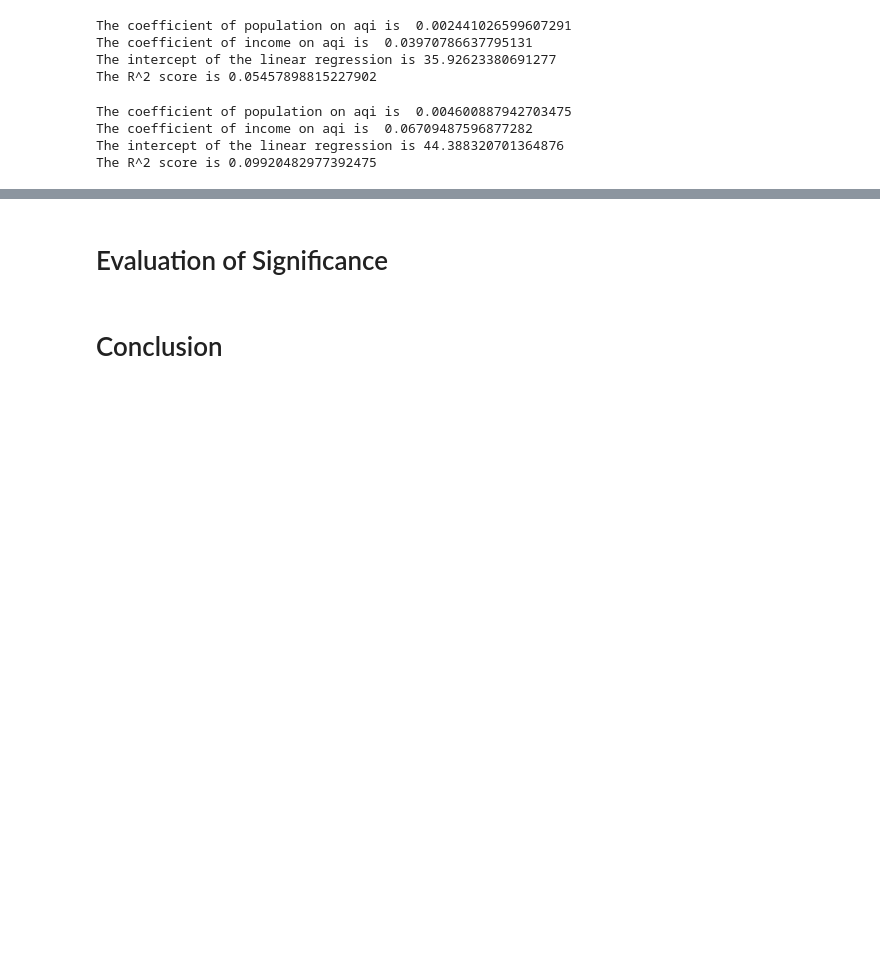
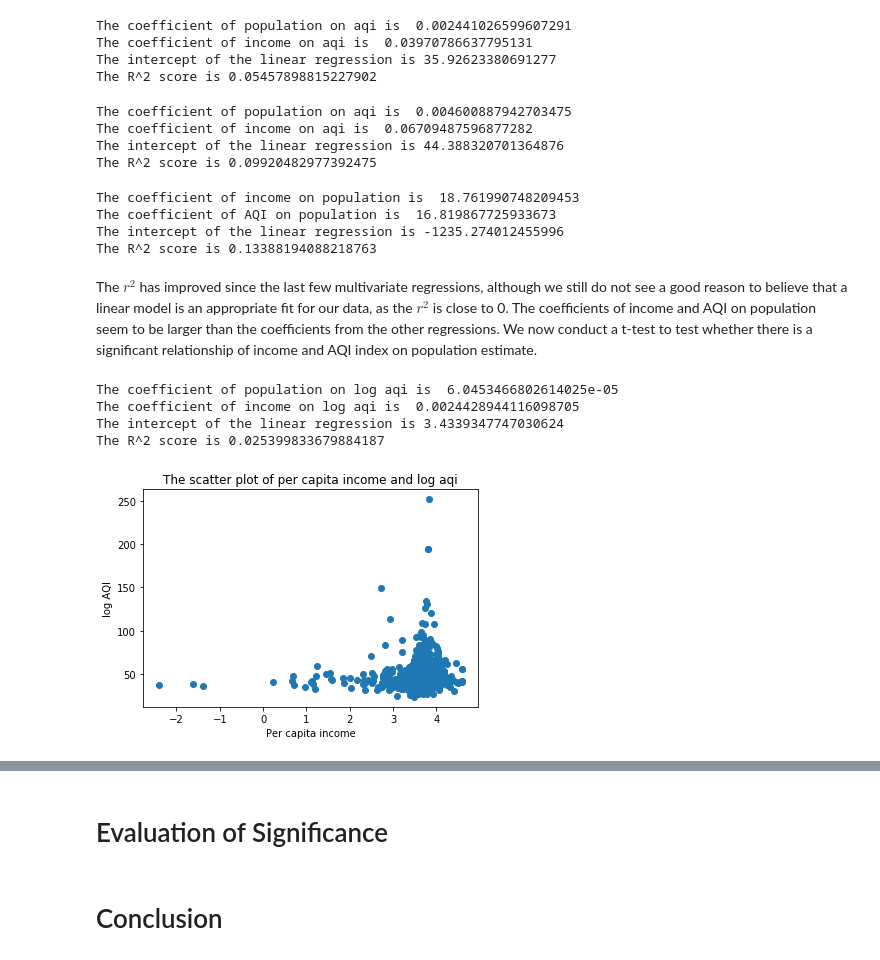
Before and after one commit to isachar98/info2950-final, a Jupyter notebook: Data_Analysis.ipynb, the cells around one changed output, grey strips where cells are left out. Saved outputs shown, nothing was run; the diff lists cells and outputs as text; code cells hidden in the pictures; blank space fills up the shorter version.

Commit message:
log-linear multivariate regressions

```diff
--- a/Data_Analysis.ipynb
+++ b/Data_Analysis.ipynb
@@ -315,3 +315,17 @@ The coefficient of population on aqi is  0.004600887942703475
 The coefficient of income on aqi is  0.06709487596877282
 The intercept of the linear regression is 44.388320701364876
 The R^2 score is 0.09920482977392475
+# %%
+# Multiple Regression model 3: Y = Population Estimate, X = Income and AQI Index
+incomeandaqi_pop = LinearRegression().fit(combined[["Income_standard (1000s)","avg_aqi"]], combined["Pop_standard (1000s)"])
+print("The coefficient of income on population is ", incomeandaqi_pop.coef_[0])
+print("The coefficient of AQI on population is ", incomeandaqi_pop.coef_[1])
+print("The intercept of the linear regression is", incomeandaqi_pop.intercept_)
+print("The R^2 score is", incomeandaqi_pop.score(combined[["Income_standard (1000s)","avg_aqi"]], combined["Pop_standard (1000s)"]))
+# %% [output]
+The coefficient of income on population is  18.761990748209453
+The coefficient of AQI on population is  16.819867725933673
+The intercept of the linear regression is -1235.274012455996
+The R^2 score is 0.13388194088218763
+# %% [markdown]
+The $r^2$ has improved since the last few multivariate regressions, although we still do not see a good reason to believe that a linear model is an appropriate fit for our data, as the $r^2$ is close to 0. The coefficients of income and AQI on population seem to be larger than the coefficients from the other regressions. We now conduct a t-test to test whether there is a significant relationship of income and AQI index on population estimate.
@@ -317,0 +334,22 @@ The R^2 score is 0.09920482977392475
+# %%
+#log-linear model: Y= Log of aqi, X = Population and Income
+combined["log_aqi"] = np.log(combined["avg_aqi"]) #logging the avg AQI values
+popandincome_logaqi = LinearRegression().fit(combined[["Pop_standard (1000s)","Income_standard (1000s)"]], combined["log_aqi"])
+print("The coefficient of population on log aqi is ", popandincome_logaqi.coef_[0])
+print("The coefficient of income on log aqi is ", popandincome_logaqi.coef_[1])
+print("The intercept of the linear regression is", popandincome_logaqi.intercept_)
+print("The R^2 score is", popandincome_logaqi.score(combined[["Pop_standard (1000s)","Income_standard (1000s)"]], combined["log_aqi"]))
+# %% [output]
+The coefficient of population on log aqi is  6.0453466802614025e-05
+The coefficient of income on log aqi is  0.0024428944116098705
+The intercept of the linear regression is 3.4339347747030624
+The R^2 score is 0.025399833679884187
+# %%
+#scatter plot of income and log AQI
+plt.scatter(combined["log_aqi"], combined["Income_standard (1000s)"])
+plt.xlabel('Per capita income')
+plt.ylabel('log AQI')
+plt.title('The scatter plot of per capita income and log aqi')
+plt.show()
+# %% [output]
+[figure, added]
```
Also changed, not shown: parts of 11 cells of this notebook.
